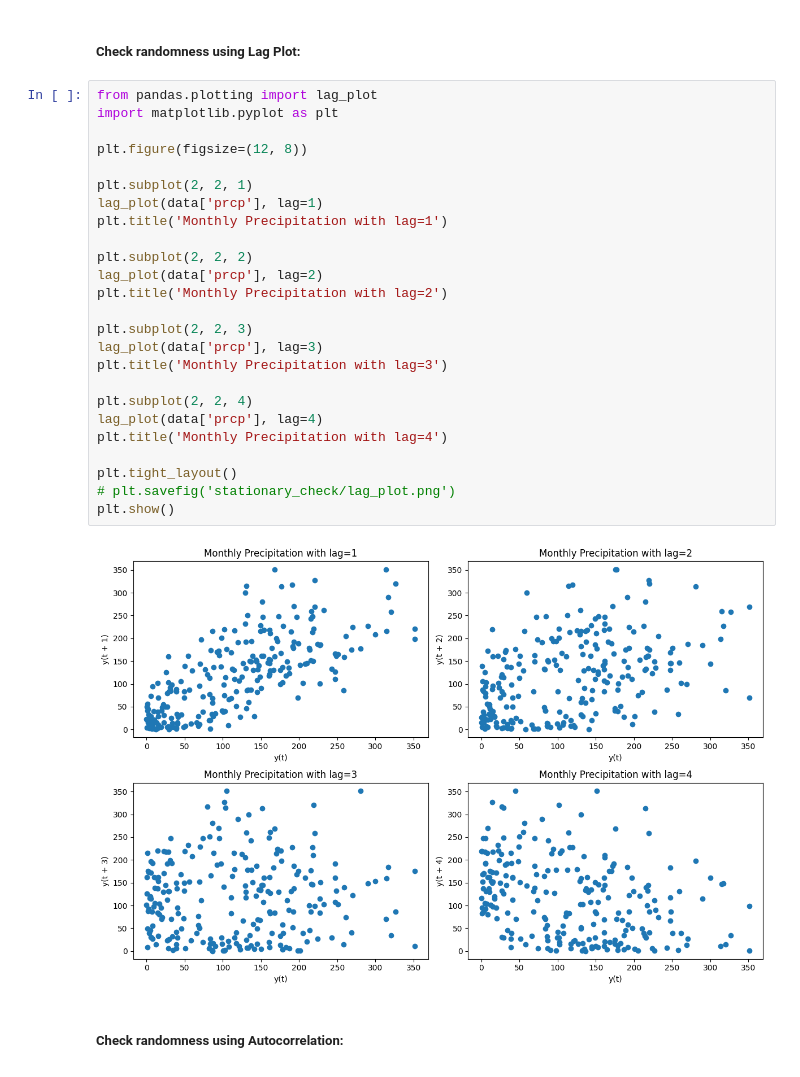
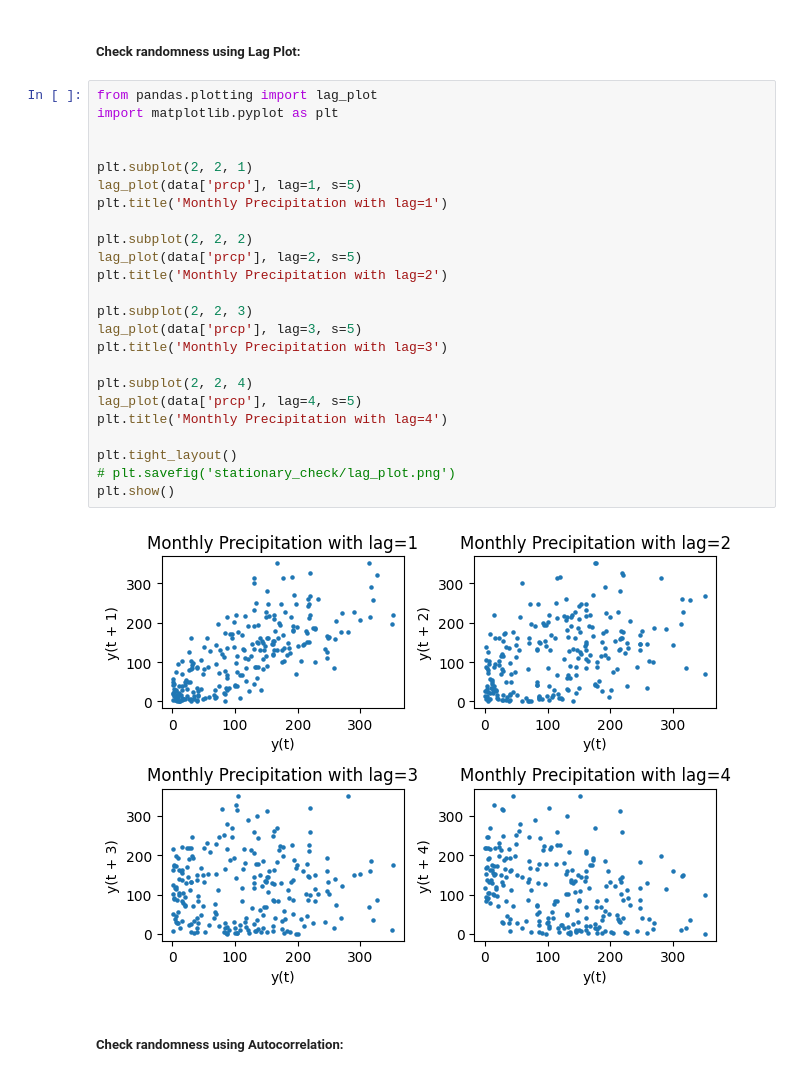
Before and after one commit to Kizza2014/time_series_climate_weather_surface_of_Brazil, a Jupyter notebook: analysis.ipynb, the cells around one changed output. Drawn from its saved outputs; the diff is of its cells as text.

```diff
--- a/analysis.ipynb
+++ b/analysis.ipynb
@@ -49,30 +49,29 @@ plt.legend()
 # %%
 from pandas.plotting import lag_plot
 import matplotlib.pyplot as plt
 
-plt.figure(figsize=(12, 8))
 
 plt.subplot(2, 2, 1)
-lag_plot(data['prcp'], lag=1)
+lag_plot(data['prcp'], lag=1, s=5)
 plt.title('Monthly Precipitation with lag=1')
 
 plt.subplot(2, 2, 2)
-lag_plot(data['prcp'], lag=2)
+lag_plot(data['prcp'], lag=2, s=5)
 plt.title('Monthly Precipitation with lag=2')
 
 plt.subplot(2, 2, 3)
-lag_plot(data['prcp'], lag=3)
+lag_plot(data['prcp'], lag=3, s=5)
 plt.title('Monthly Precipitation with lag=3')
 
 plt.subplot(2, 2, 4)
-lag_plot(data['prcp'], lag=4)
+lag_plot(data['prcp'], lag=4, s=5)
 plt.title('Monthly Precipitation with lag=4')
 
 plt.tight_layout()
 # plt.savefig('stationary_check/lag_plot.png')
 plt.show()
 # %% [output]
-[figure, old version]
+[figure, new version]
 # %% [markdown]
 ##### Check randomness using Autocorrelation:
 # %%
```
Also changed, not shown: parts of 2 cells of this notebook.
